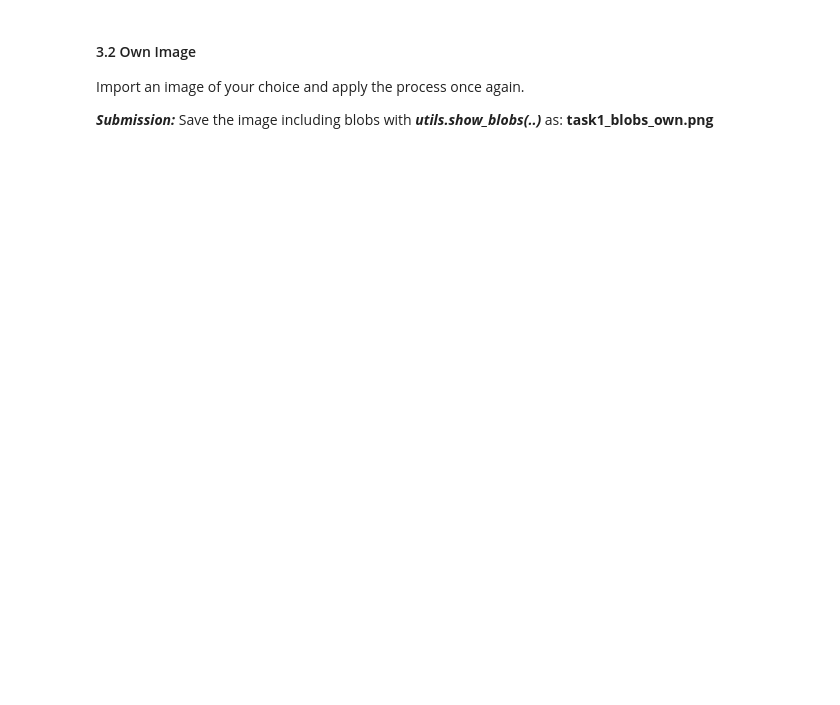
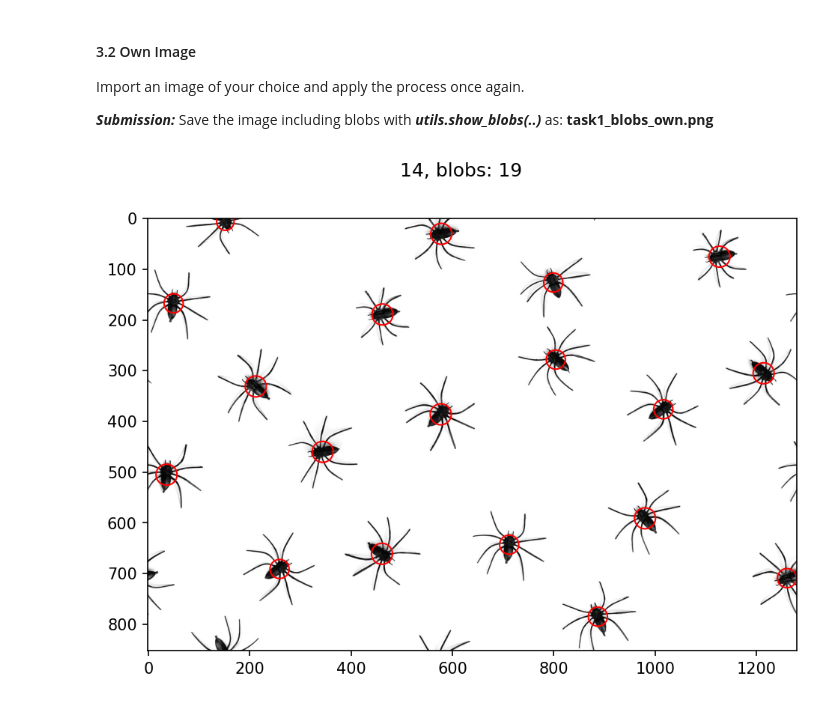
Before and after one commit to gissuvalentina/ComputerVision_Group14_Assignment1, a Jupyter notebook: Assignment1/TASK1/Task1.ipynb, the cells around one changed output. Saved outputs shown, nothing was run; the diff lists cells and outputs as text; code cells hidden in the pictures; blank space fills up the shorter version.

```diff
--- a/Assignment1/TASK1/Task1.ipynb
+++ b/Assignment1/TASK1/Task1.ipynb
@@ -127,0 +165,26 @@ Import an image of your choice and apply the process once again.
+# %%
+#student_code start
+sigma = 10
+k = 1.1
+levels = 10
+thres = 0.4
+
+img_own = cv2.imread("data/spiders.jpg", cv2.IMREAD_GRAYSCALE)
+img_own = img_own.astype(np.float32) / 255.0
+
+scale_space_own, all_sigmas_own = filters.get_log_pyramid(img_own, sigma, k, levels)
+scale_space_own_thr = scale_space_own.copy()
+
+scale_space_own_thr[scale_space_own_thr < thres] = 0
+
+peaks_own = peak_local_max(
+    scale_space_own_thr,
+    footprint=np.ones((3, 3, 3), dtype=bool),
+    threshold_abs=thres,
+    exclude_border=False
+)
+
+utils.show_blobs(img_own, peaks_own, all_sigmas_own, "14", name="task1_blobs_own")
+#student_code end
+# %% [output]
+[figure, added]
```
Also changed, not shown: parts of 13 cells of this notebook, 3 other files.
